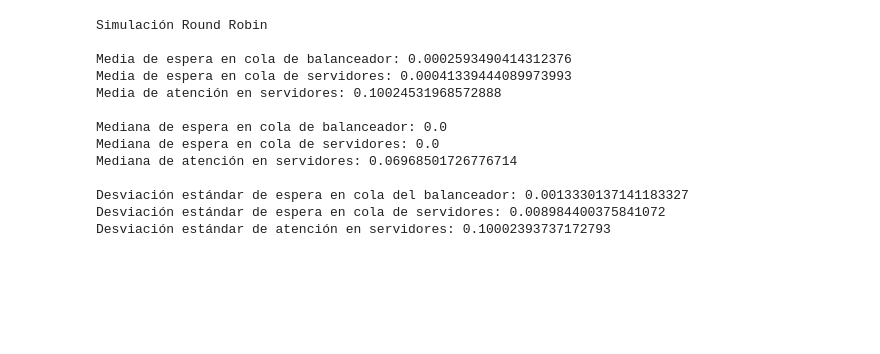
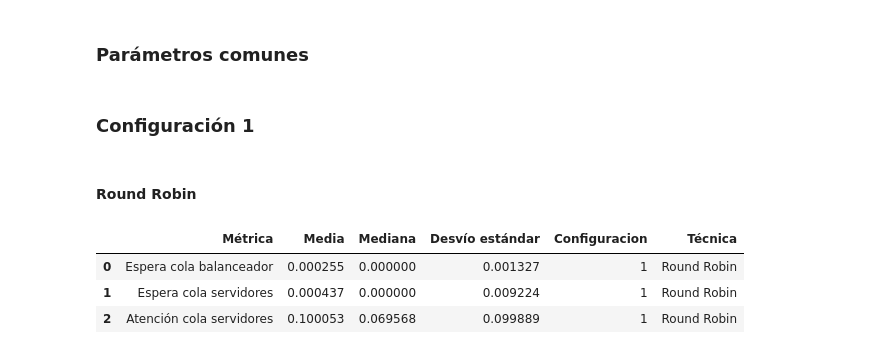
Before and after one commit to DanieLovera/simulacion_tp2, a Jupyter notebook: ej2.ipynb, the cells around one changed output. Drawn from its saved outputs; the diff is of its cells as text; code cells hidden in the pictures; blank space fills up the shorter version.

```diff
--- a/ej2.ipynb
+++ b/ej2.ipynb
@@ -134,3 +157,28 @@ def mostrar_resultados():
     print("Desviación estándar de espera en cola del balanceador:", np.std(tiempos_espera_cola_balanceador))
     print("Desviación estándar de espera en cola de servidores:", np.std(tiempos_espera_cola_servidores))
     print("Desviación estándar de atención en servidores:", np.std(tiempos_atencion_servidores))
+# %%
+import pandas as pd
+
+def armar_configuracion(df, configuracion, tecnica):
+    configuracion = [configuracion] * 3
+    tecnica = [tecnica] * 3
+    media = df.mean().to_frame(name = "Media")
+    mediana = df.median().to_frame(name = "Mediana")
+    desvio_estandar = df.std().to_frame(name = "Desvío estándar")
+    resultado = media.join(mediana).join(desvio_estandar)
+    resultado["Configuracion"] = configuracion
+    resultado["Técnica"] = tecnica
+    resultado = resultado.reset_index().rename(columns = {"index": "Métrica"})
+    return resultado
+
+def concatenar_metricas(configuraciones):
+    return pd.concat(configuraciones).reset_index().drop(columns = "index")
+
+def definir_metricas():
+    metricas = {"Espera cola balanceador": tiempos_espera_cola_balanceador,
+                "Espera cola servidores": tiempos_espera_cola_servidores,
+                "Atención cola servidores": tiempos_atencion_servidores}
+    return metricas
+# %% [markdown]
+### **Parámetros comunes**
@@ -136,0 +197,2 @@ def mostrar_resultados():
+# %% [markdown]
+### **Configuración 1**
@@ -137,31 +205,19 @@ def mostrar_resultados():
+# %% [markdown]
+#### Round Robin
 # %%
-# Parámetros de la simulación
-TASA_SOLICITUDES = 5                # Tasa de llegada de solicitudes en solicitudes/segundo (poisson)
-TIEMPO_BALANCEADOR = 0.01           # Tiempo que toma al balanceador derivar la solicitud en segundos
-TIEMPO_PROCESAMIENTO_PROM = 0.1     # Tiempo promedio de procesamiento en segundos
-NUM_SERVIDORES = 5                  # Número de servidores
-
-CANTIDAD_SOLICITUDES = 100_000      # Cantidad de solicitudes a ejecutar en la simulacion
-
 # Inicialización de métricas
 tiempos_espera_cola_balanceador = [] # Tiempos de espera entre la llegada de una solicitud al balanceador y la atencion del mismo
 tiempos_espera_cola_servidores = []  # Tiempos de espera entre la llegada de una solicitud al servidor y la atencion del mismo
 tiempos_atencion_servidores = []     # Tiempos de procesamiento de las solicitudes en el servidor
 
-print("Simulación Round Robin\n")
 simular("Round Robin", NUM_SERVIDORES)
-mostrar_resultados()
+metricas_rr = definir_metricas()
+df_rr_1 = pd.DataFrame(metricas_rr)
+config_rr_1 = armar_configuracion(df_rr_1, 1, "Round Robin")
+df_rr_1["Configuracion"] = [1] * CANTIDAD_SOLICITUDES
+config_rr_1
 # %% [output]
-Simulación Round Robin
-
-Media de espera en cola de balanceador: 0.0002593490414312376
-Media de espera en cola de servidores: 0.00041339444089973993
-Media de atención en servidores: 0.10024531968572888
-
-Mediana de espera en cola de balanceador: 0.0
-Mediana de espera en cola de servidores: 0.0
-Mediana de atención en servidores: 0.06968501726776714
-
-Desviación estándar de espera en cola del balanceador: 0.0013330137141183327
-Desviación estándar de espera en cola de servidores: 0.008984400375841072
-Desviación estándar de atención en servidores: 0.10002393737172793
+|  | Métrica | Media | Mediana | Desvío estándar | Configuracion | Técnica |
+| 0 | Espera cola balanceador | 0.000255 | 0.000000 | 0.001327 | 1 | Round Robin |
+| 1 | Espera cola servidores | 0.000437 | 0.000000 | 0.009224 | 1 | Round Robin |
+| 2 | Atención cola servidores | 0.100053 | 0.069568 | 0.099889 | 1 | Round Robin |
```
Also changed, not shown: parts of 23 cells of this notebook.
